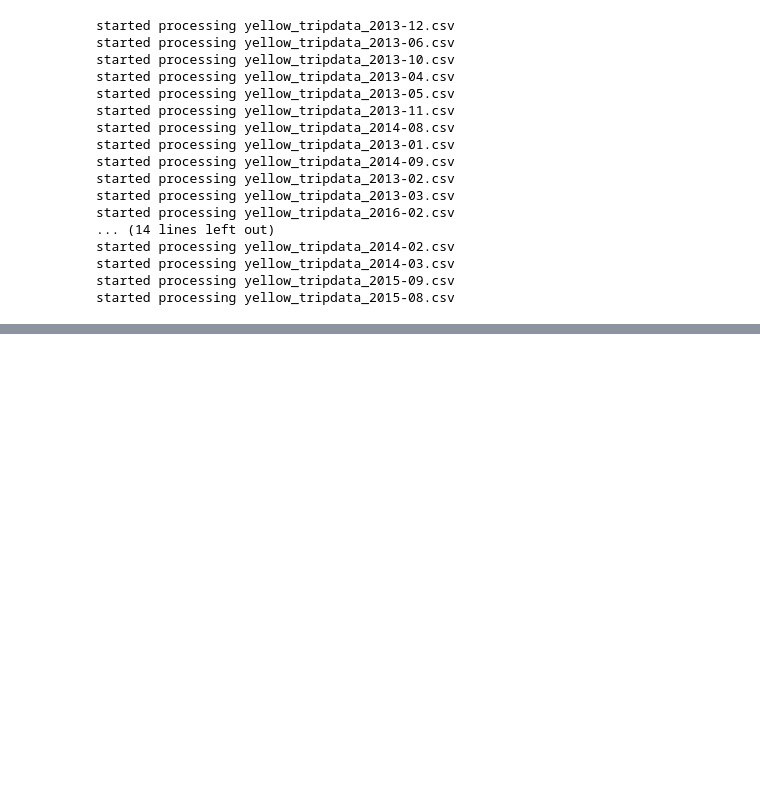
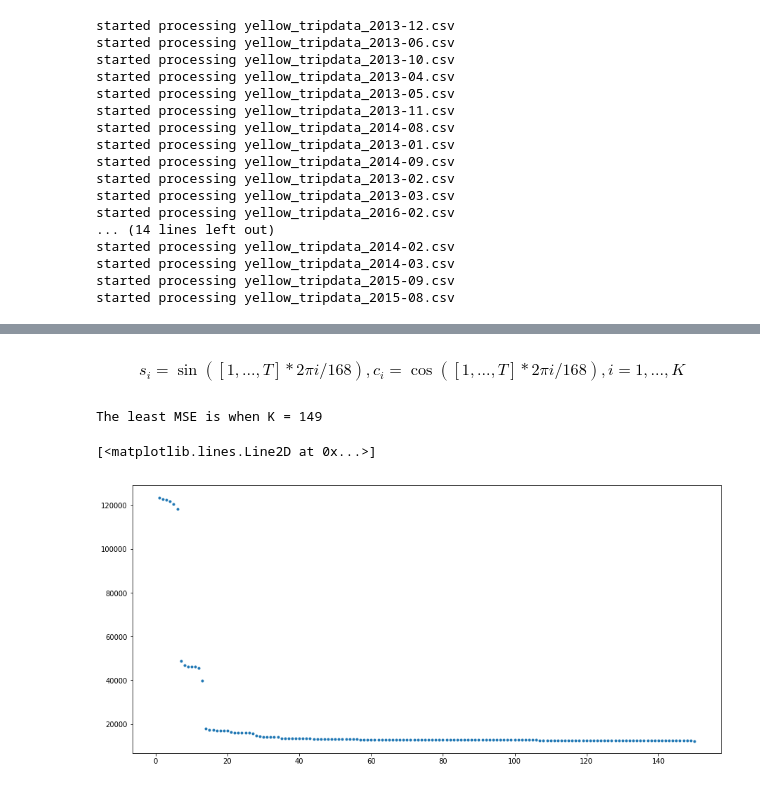
Before and after one commit to biellou/machine-learning-yandex, a Jupyter notebook: course6/c6w3.ipynb, the cells around one changed output, grey strips where cells are left out. Saved outputs shown, nothing was run; the diff lists cells and outputs as text; code cells hidden in the pictures; blank space fills up the shorter version.

```diff
--- a/course6/c6w3.ipynb
+++ b/course6/c6w3.ipynb
@@ -133,0 +174,33 @@ pylab.show()
+# %% [markdown]
+\begin{equation}
+s\displaystyle _{i}=\sin([1,...,T]*2\pi i/168),  c\displaystyle _{i}=\cos([1,...,T]*2\pi i/168), i = 1,...,K
+\end{equation}
+# %%
+mse = []
+K = 150
+for number in range (1, K + 1):
+    temp_data = esb_hourly_2016.copy()
+    for i in range(1, number + 1):
+        temp_data['s_' + str(i)] = np.sin(np.arange(1, temp_data.shape[0]+1)*2*np.pi*i/168)
+        temp_data['c_' + str(i)] = np.cos(np.arange(1, temp_data.shape[0]+1)*2*np.pi*i/168)
+    X = temp_data.loc[:, 's_1':]
+    y = temp_data.counts
+    m = LinearRegression()
+    #We need a try since on some values of K the model will not converge
+    try:
+        res = m.fit(X, y)
+    except LinAlgError:
+        mse.append(np.inf)
+        print('wrong parameter of K (SVD did not converge in Linear Least Squares):', number)
+        continue
+    mse.append(mean_squared_error(y, res.predict(X)))
+    K_least_mse = np.argmin(mse)
+print 'The least MSE is when K =', K_least_mse
+# %% [output]
+The least MSE is when K = 149
+# %%
+plt.figure(figsize(15, 7))
+plt.plot(np.arange(1, K + 1), mse, linestyle='None', marker='.')
+# %% [output]
+[<matplotlib.lines.Line2D at 0x...>]
+[figure, added]
```
Also changed, not shown: parts of 38 cells of this notebook.
